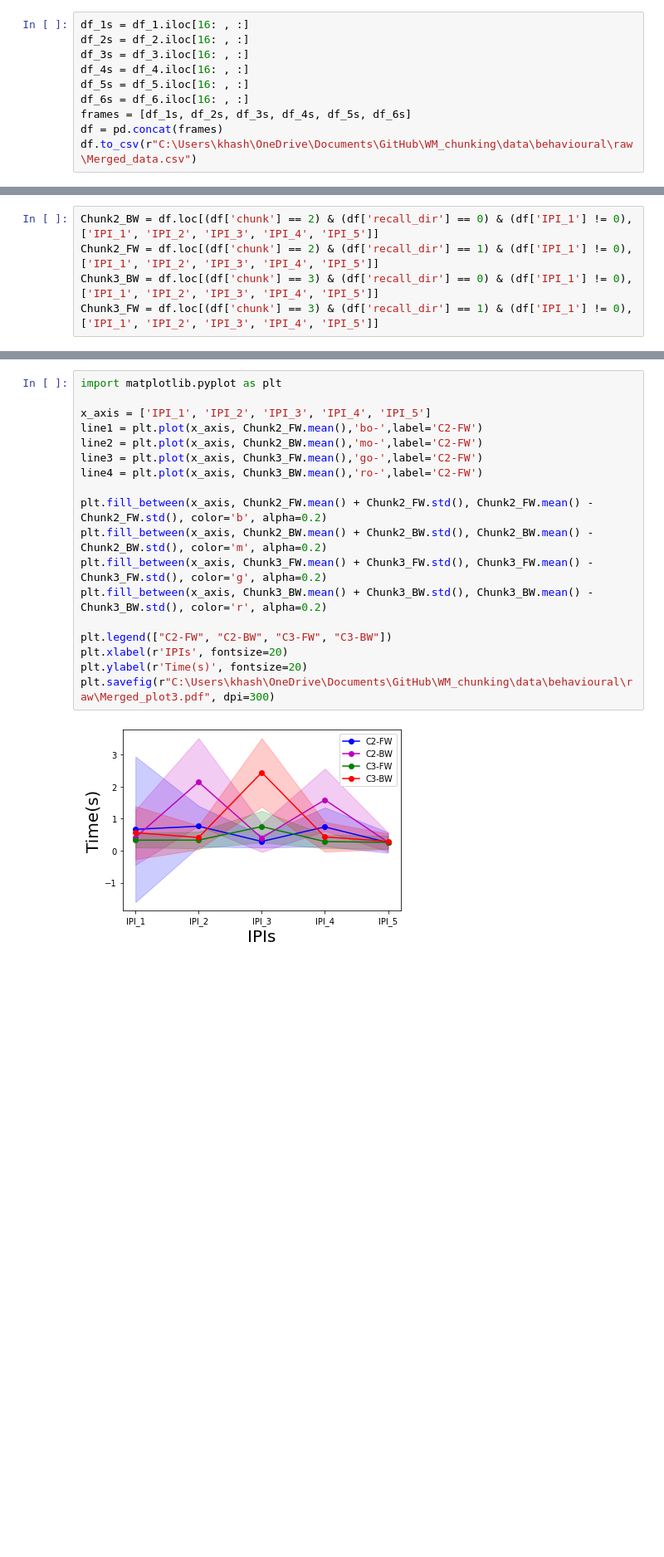
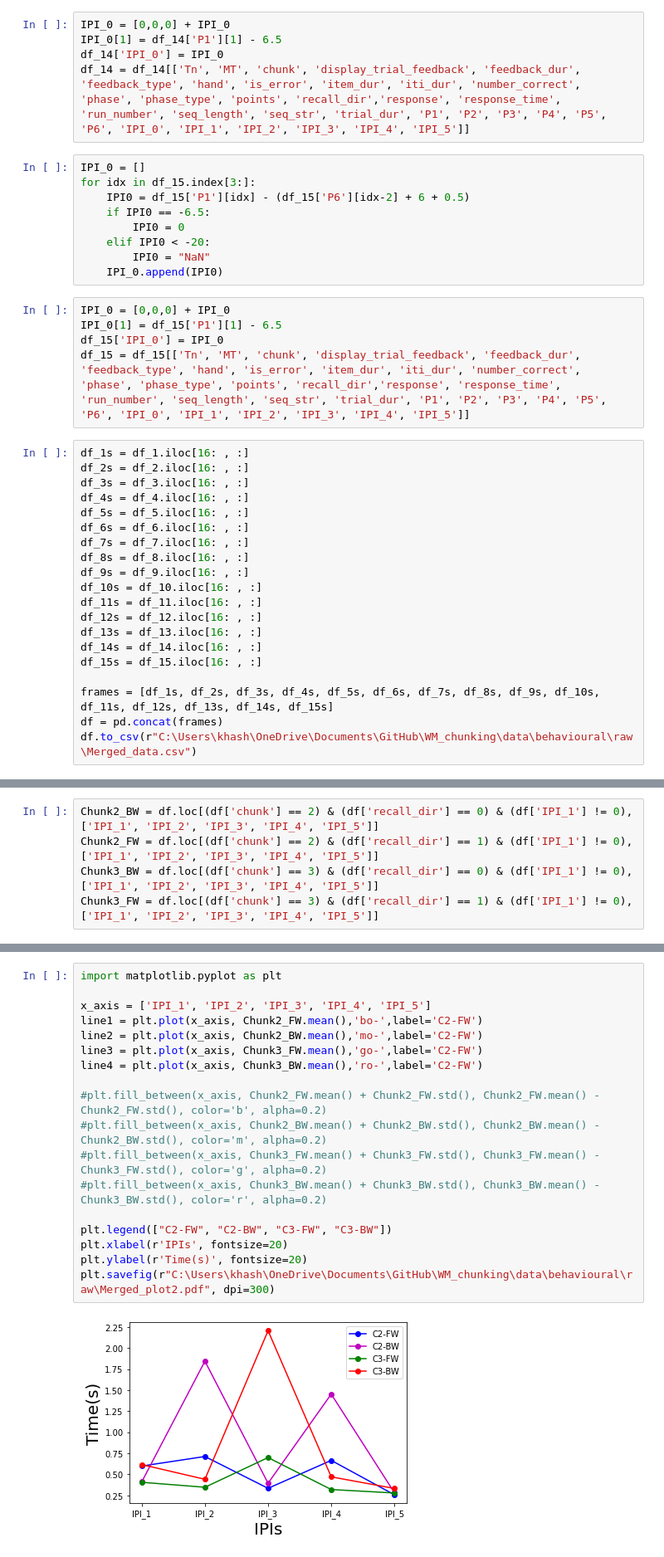
Before and after one commit to lshahsha/WM_chunking, a Jupyter notebook: practice_analysis_2.ipynb, the cells around one changed output, grey strips where cells are left out. Shown at 83% size. Drawn from its saved outputs; the diff is of its cells as text; blank space fills up the shorter version.

```diff
--- a/practice_analysis_2.ipynb
+++ b/practice_analysis_2.ipynb
@@ -609,3 +1473,22 @@ df_6 = df_6[['Tn', 'MT', 'chunk', 'display_trial_feedback', 'feedback_dur', 'fee
+# %%
+IPI_0 = [0,0,0] + IPI_0
+IPI_0[1] = df_14['P1'][1] - 6.5
+df_14['IPI_0'] = IPI_0
+df_14 = df_14[['Tn', 'MT', 'chunk', 'display_trial_feedback', 'feedback_dur', 'feedback_type', 'hand', 'is_error', 'item_dur', 'iti_dur', 'number_correct', 'phase', 'phase_type', 'points', 'recall_dir','response', 'response_time', 'run_number', 'seq_length', 'seq_str', 'trial_dur', 'P1', 'P2', 'P3', 'P4', 'P5', 'P6', 'IPI_0', 'IPI_1', 'IPI_2', 'IPI_3', 'IPI_4', 'IPI_5']]
+# %%
+IPI_0 = []
+for idx in df_15.index[3:]:
+    IPI0 = df_15['P1'][idx] - (df_15['P6'][idx-2] + 6 + 0.5)
+    if IPI0 == -6.5:
+        IPI0 = 0
+    elif IPI0 < -20:
+        IPI0 = "NaN"
+    IPI_0.append(IPI0)
+# %%
+IPI_0 = [0,0,0] + IPI_0
+IPI_0[1] = df_15['P1'][1] - 6.5
+df_15['IPI_0'] = IPI_0
+df_15 = df_15[['Tn', 'MT', 'chunk', 'display_trial_feedback', 'feedback_dur', 'feedback_type', 'hand', 'is_error', 'item_dur', 'iti_dur', 'number_correct', 'phase', 'phase_type', 'points', 'recall_dir','response', 'response_time', 'run_number', 'seq_length', 'seq_str', 'trial_dur', 'P1', 'P2', 'P3', 'P4', 'P5', 'P6', 'IPI_0', 'IPI_1', 'IPI_2', 'IPI_3', 'IPI_4', 'IPI_5']]
 # %%
 df_1s = df_1.iloc[16: , :]
 df_2s = df_2.iloc[16: , :]
@@ -613,7 +1496,17 @@ df_3s = df_3.iloc[16: , :]
 df_4s = df_4.iloc[16: , :]
 df_5s = df_5.iloc[16: , :]
 df_6s = df_6.iloc[16: , :]
-frames = [df_1s, df_2s, df_3s, df_4s, df_5s, df_6s]
+df_7s = df_7.iloc[16: , :]
+df_8s = df_8.iloc[16: , :]
+df_9s = df_9.iloc[16: , :]
+df_10s = df_10.iloc[16: , :]
+df_11s = df_11.iloc[16: , :]
+df_12s = df_12.iloc[16: , :]
+df_13s = df_13.iloc[16: , :]
+df_14s = df_14.iloc[16: , :]
+df_15s = df_15.iloc[16: , :]
+
+frames = [df_1s, df_2s, df_3s, df_4s, df_5s, df_6s, df_7s, df_8s, df_9s, df_10s, df_11s, df_12s, df_13s, df_14s, df_15s]
 df = pd.concat(frames)
 df.to_csv(r"C:\Users\khash\OneDrive\Documents\GitHub\WM_chunking\data\behavioural\raw\Merged_data.csv")
 # %% [markdown]
@@ -653,21 +1546,21 @@ plt.savefig(r"C:\Users\khash\OneDrive\Documents\GitHub\WM_chunking\data\behaviou
 # %%
 import matplotlib.pyplot as plt
 
 x_axis = ['IPI_1', 'IPI_2', 'IPI_3', 'IPI_4', 'IPI_5']
 line1 = plt.plot(x_axis, Chunk2_FW.mean(),'bo-',label='C2-FW')
 line2 = plt.plot(x_axis, Chunk2_BW.mean(),'mo-',label='C2-FW')
 line3 = plt.plot(x_axis, Chunk3_FW.mean(),'go-',label='C2-FW')
 line4 = plt.plot(x_axis, Chunk3_BW.mean(),'ro-',label='C2-FW')
 
-plt.fill_between(x_axis, Chunk2_FW.mean() + Chunk2_FW.std(), Chunk2_FW.mean() - Chunk2_FW.std(), color='b', alpha=0.2)
-plt.fill_between(x_axis, Chunk2_BW.mean() + Chunk2_BW.std(), Chunk2_BW.mean() - Chunk2_BW.std(), color='m', alpha=0.2)
-plt.fill_between(x_axis, Chunk3_FW.mean() + Chunk3_FW.std(), Chunk3_FW.mean() - Chunk3_FW.std(), color='g', alpha=0.2)
-plt.fill_between(x_axis, Chunk3_BW.mean() + Chunk3_BW.std(), Chunk3_BW.mean() - Chunk3_BW.std(), color='r', alpha=0.2)
+#plt.fill_between(x_axis, Chunk2_FW.mean() + Chunk2_FW.std(), Chunk2_FW.mean() - Chunk2_FW.std(), color='b', alpha=0.2)
+#plt.fill_between(x_axis, Chunk2_BW.mean() + Chunk2_BW.std(), Chunk2_BW.mean() - Chunk2_BW.std(), color='m', alpha=0.2)
+#plt.fill_between(x_axis, Chunk3_FW.mean() + Chunk3_FW.std(), Chunk3_FW.mean() - Chunk3_FW.std(), color='g', alpha=0.2)
+#plt.fill_between(x_axis, Chunk3_BW.mean() + Chunk3_BW.std(), Chunk3_BW.mean() - Chunk3_BW.std(), color='r', alpha=0.2)
 
 plt.legend(["C2-FW", "C2-BW", "C3-FW", "C3-BW"])
 plt.xlabel(r'IPIs', fontsize=20)
 plt.ylabel(r'Time(s)', fontsize=20)
-plt.savefig(r"C:\Users\khash\OneDrive\Documents\GitHub\WM_chunking\data\behavioural\raw\Merged_plot3.pdf", dpi=300)
+plt.savefig(r"C:\Users\khash\OneDrive\Documents\GitHub\WM_chunking\data\behavioural\raw\Merged_plot2.pdf", dpi=300)
 # %% [output]
-[figure, old version]
+[figure, new version]
 # %%
```
Also changed, not shown: parts of 47 cells of this notebook, 41 other files.
